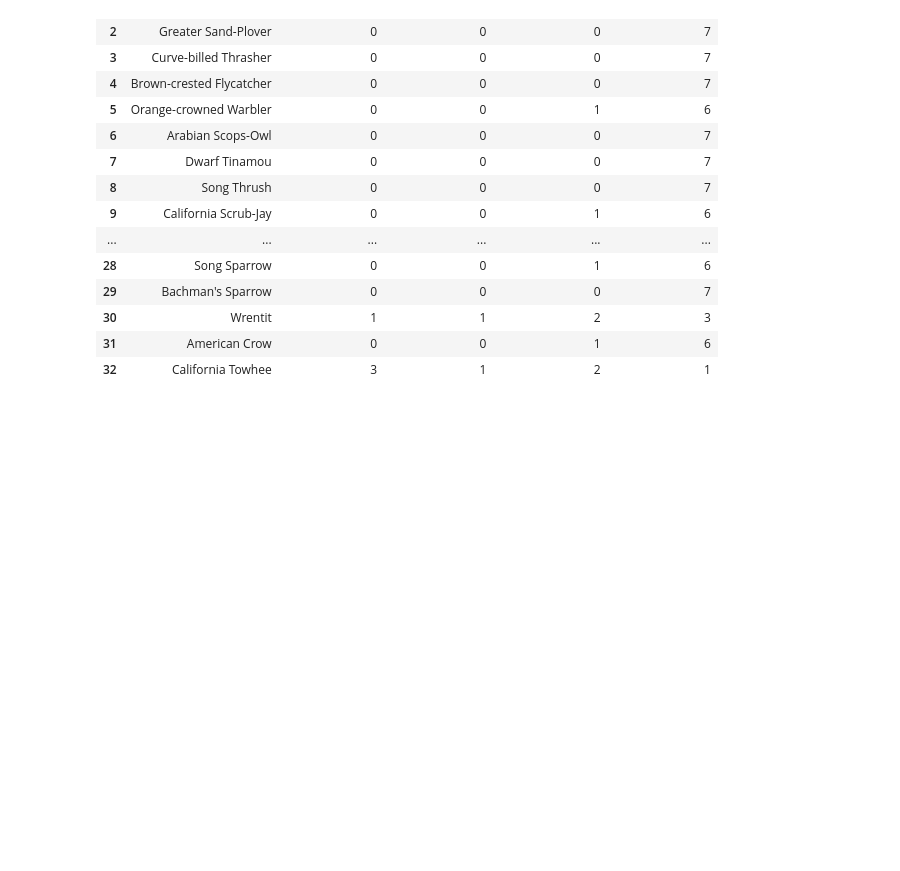
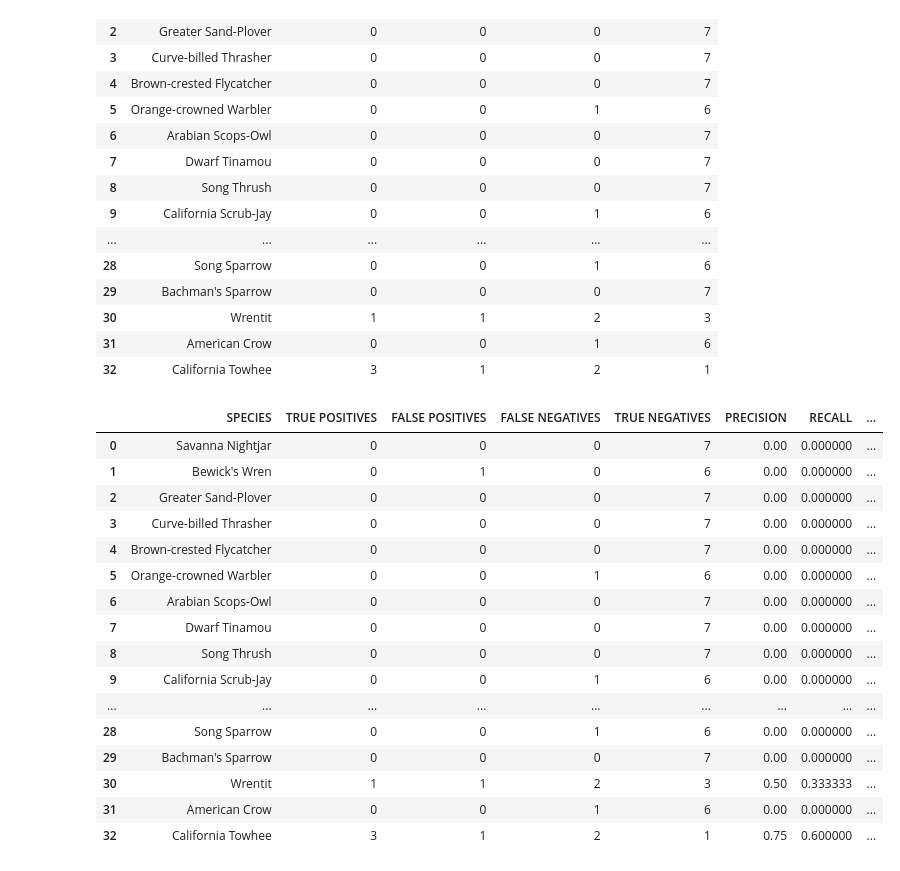
Before and after one commit to UCSD-E4E/passive-acoustic-biodiversity, a Jupyter notebook: BirdNET-lite/BirdNET-lite_day-level_analysis_reworked.ipynb, the cells around one changed output. Cells and saved outputs as stored; diff of their text form; code cells hidden in the pictures; blank space fills up the shorter version.

Commit message:
Added in precision, recall, f1, and accuracy metrics

```diff
--- a/BirdNET-lite/BirdNET-lite_day-level_analysis_reworked.ipynb
+++ b/BirdNET-lite/BirdNET-lite_day-level_analysis_reworked.ipynb
@@ -118,0 +170,20 @@ output_df
+# %%
+output_df
+# %% [output]
+|  | SPECIES | TRUE POSITIVES | FALSE POSITIVES | FALSE NEGATIVES | TRUE NEGATIVES | PRECISION | RECALL | ... |
+| 0 | Savanna Nightjar | 0 | 0 | 0 | 7 | 0.00 | 0.000000 | ... |
+| 1 | Bewick's Wren | 0 | 1 | 0 | 6 | 0.00 | 0.000000 | ... |
+| 2 | Greater Sand-Plover | 0 | 0 | 0 | 7 | 0.00 | 0.000000 | ... |
+| 3 | Curve-billed Thrasher | 0 | 0 | 0 | 7 | 0.00 | 0.000000 | ... |
+| 4 | Brown-crested Flycatcher | 0 | 0 | 0 | 7 | 0.00 | 0.000000 | ... |
+| 5 | Orange-crowned Warbler | 0 | 0 | 1 | 6 | 0.00 | 0.000000 | ... |
+| 6 | Arabian Scops-Owl | 0 | 0 | 0 | 7 | 0.00 | 0.000000 | ... |
+| 7 | Dwarf Tinamou | 0 | 0 | 0 | 7 | 0.00 | 0.000000 | ... |
+| 8 | Song Thrush | 0 | 0 | 0 | 7 | 0.00 | 0.000000 | ... |
+| 9 | California Scrub-Jay | 0 | 0 | 1 | 6 | 0.00 | 0.000000 | ... |
+| ... | ... | ... | ... | ... | ... | ... | ... | ... |
+| 28 | Song Sparrow | 0 | 0 | 1 | 6 | 0.00 | 0.000000 | ... |
+| 29 | Bachman's Sparrow | 0 | 0 | 0 | 7 | 0.00 | 0.000000 | ... |
+| 30 | Wrentit | 1 | 1 | 2 | 3 | 0.50 | 0.333333 | ... |
+| 31 | American Crow | 0 | 0 | 1 | 6 | 0.00 | 0.000000 | ... |
+| 32 | California Towhee | 3 | 1 | 2 | 1 | 0.75 | 0.600000 | ... |
```
Also changed, not shown: parts of 1 cell of this notebook.
